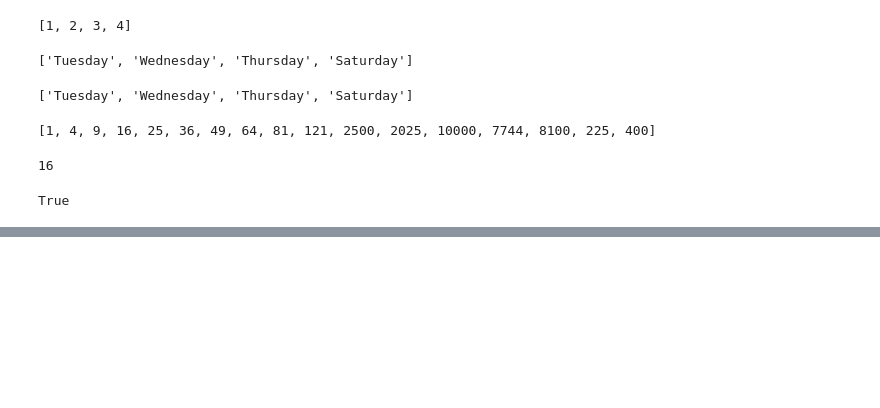
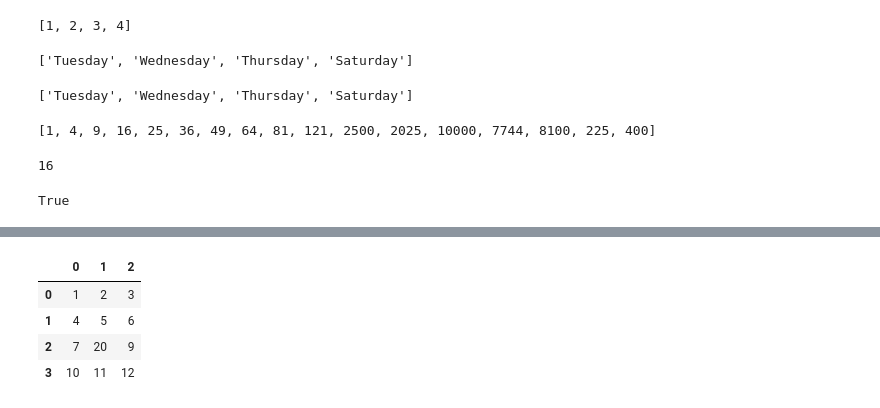
Before and after one commit to sharmaRoushan-Official/python_2023, a Jupyter notebook: 15.Lambda functions in Python.ipynb, the cells around one changed output, grey strips where cells are left out. Cells and saved outputs as stored; diff of their text form; code cells hidden in the pictures; blank space fills up the shorter version.

```diff
--- a/15.Lambda functions in Python.ipynb
+++ b/15.Lambda functions in Python.ipynb
@@ -235,0 +402,2 @@ True
+# %%
+df2[1][2] = 20
@@ -235,0 +415,8 @@ True
+# %%
+df2
+# %% [output]
+|  | 0 | 1 | 2 |
+| 0 | 1 | 2 | 3 |
+| 1 | 4 | 5 | 6 |
+| 2 | 7 | 20 | 9 |
+| 3 | 10 | 11 | 12 |
```
Also changed, not shown: parts of 65 cells of this notebook, 1 other file.
